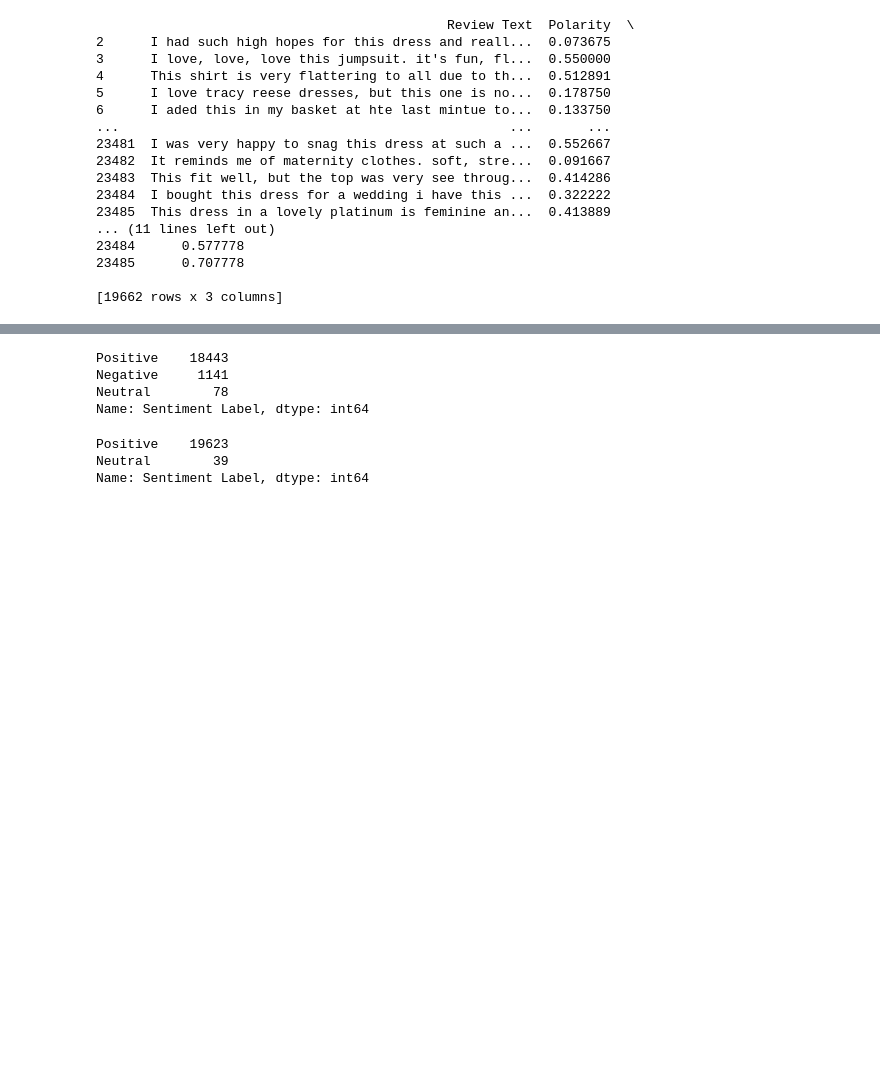
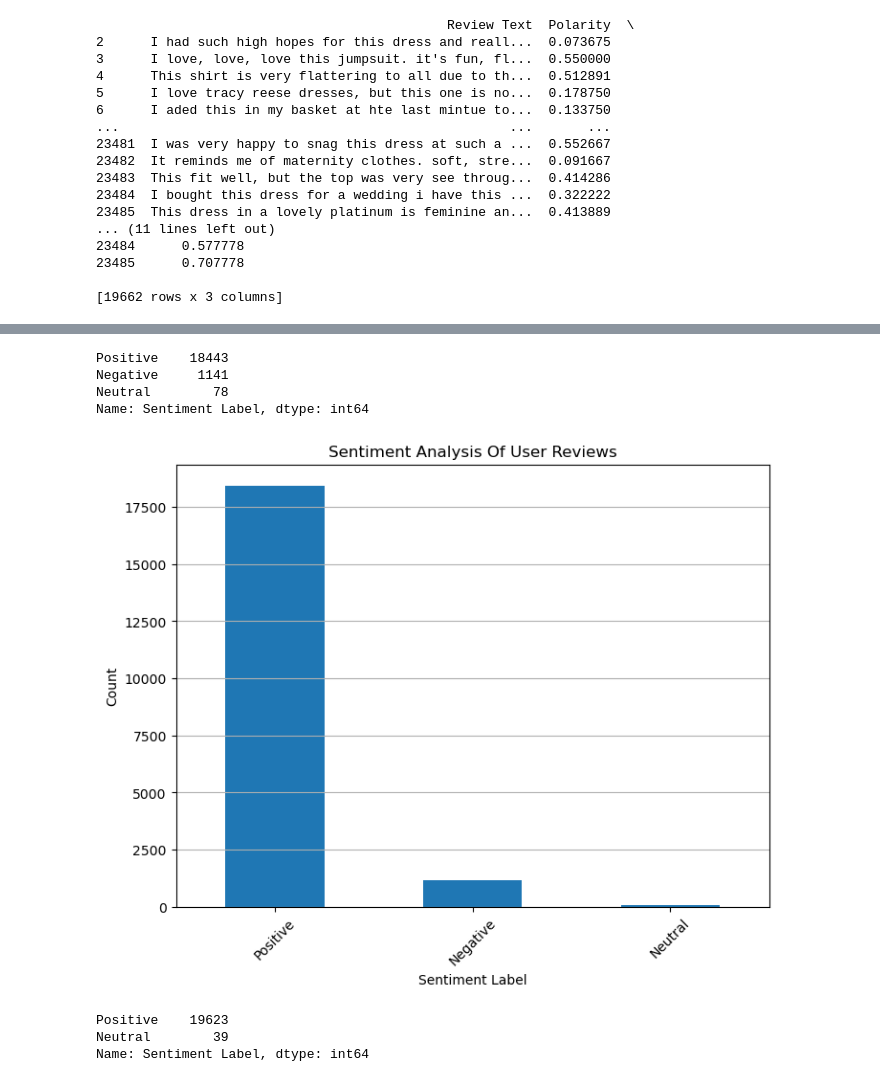
Before and after one commit to Faizanarshed/Product_Recommendation_System, a Jupyter notebook: EDA.ipynb, the cells around one changed output, grey strips where cells are left out. Saved outputs shown, nothing was run; the diff lists cells and outputs as text; code cells hidden in the pictures; blank space fills up the shorter version.

```diff
--- a/EDA.ipynb
+++ b/EDA.ipynb
@@ -392,14 +393,25 @@ def get_sentiment_label(score):
         return 'Neutral'
 # %%
 e_data['Sentiment Label'] = e_data['Polarity'].apply(get_sentiment_label)
+sentiment_counts = e_data['Sentiment Label'].value_counts()
+print(sentiment_counts)
+# %% [output]
+Positive    18443
+Negative     1141
+Neutral        78
+Name: Sentiment Label, dtype: int64
-# %%
-sentiment_counts = e_data['Sentiment Label'].value_counts()
-print(sentiment_counts)
-# %% [output]
-Positive    18443
-Negative     1141
-Neutral        78
-Name: Sentiment Label, dtype: int64
+# %%
+# Create a bar plot
+plt.figure(figsize=(8, 6))  # Adjust the figure size as needed
+sentiment_counts.plot(kind='bar', color='#1f77b4')  # Use a blue color for the bars
+plt.title('Sentiment Analysis Of User Reviews')
+plt.xlabel('Sentiment Label')
+plt.ylabel('Count')
+plt.grid(axis='y')  # Add horizontal grid lines
+plt.xticks(rotation=45)  # Rotate the x-axis labels if needed
+plt.show()
+# %% [output]
+[figure, added]
 # %%
 e_data['Sentiment Label'] = e_data['Subjectivity'].apply(get_sentiment_label)
 # %%
```
Also changed, not shown: parts of 4 cells of this notebook, 2 other files.
